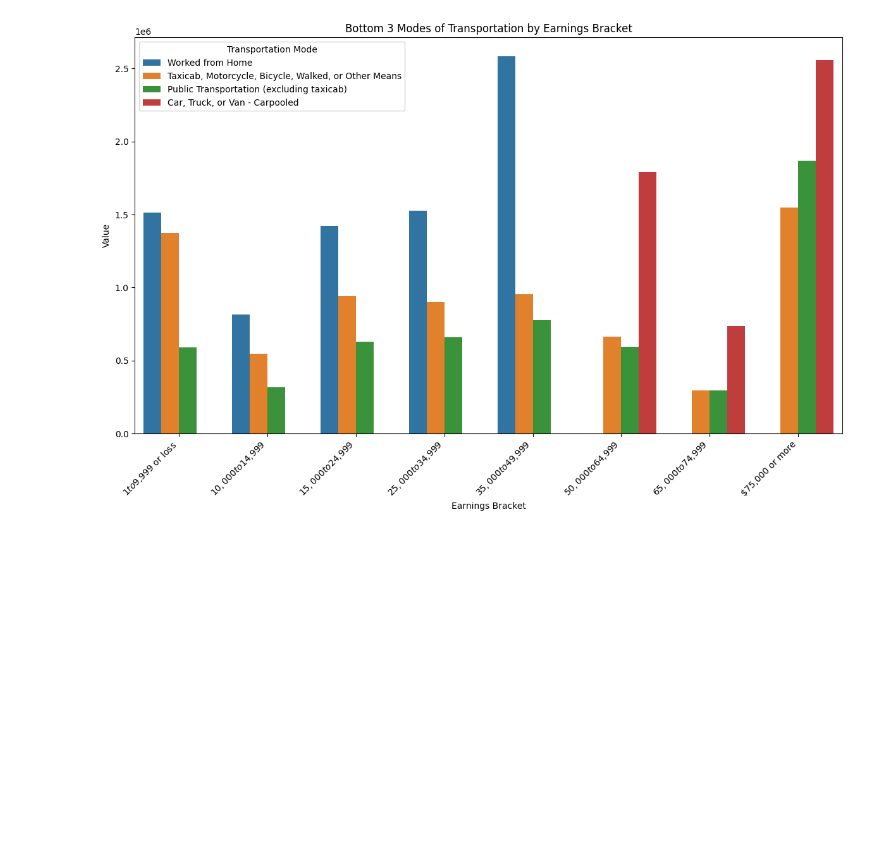
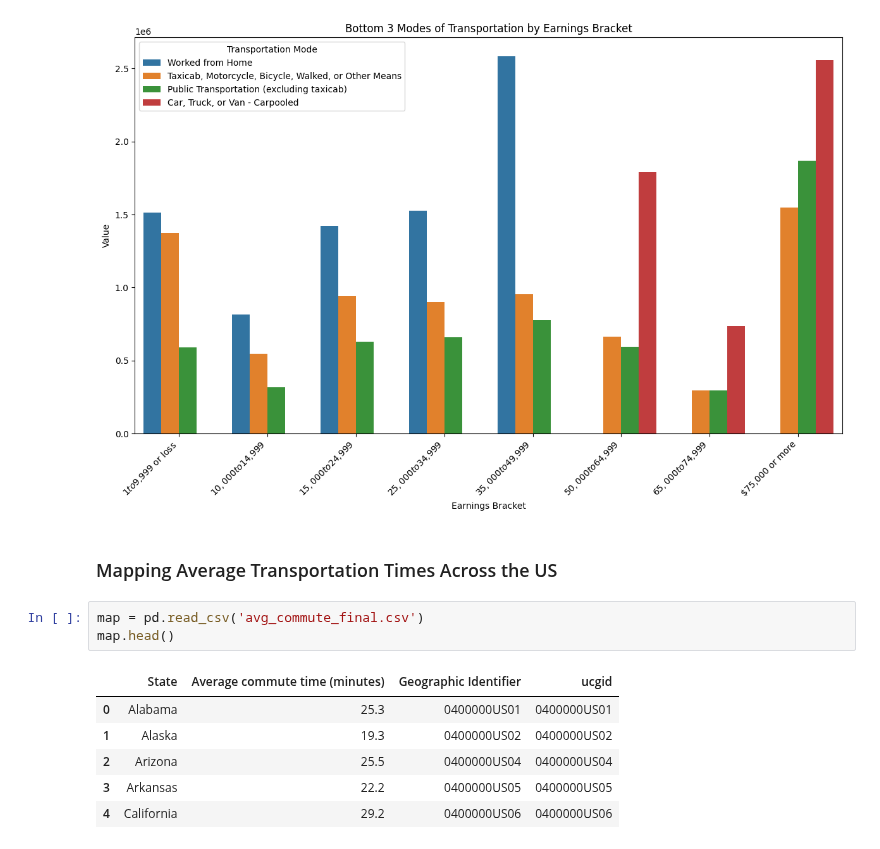
Before and after one commit to angelikabrown/CensusDataEDA, a Jupyter notebook: commute_viz.ipynb, the cells around one changed output. Drawn from its saved outputs; the diff is of its cells as text; blank space fills up the shorter version.

```diff
--- a/commute_viz.ipynb
+++ b/commute_viz.ipynb
@@ -188,3 +188,15 @@ plt.tight_layout()
 plt.show()
 # %% [output]
 [figure]
+# %% [markdown]
+### Mapping Average Transportation Times Across the US
+# %%
+map = pd.read_csv('avg_commute_final.csv')
+map.head()
+# %% [output]
+|  | State | Average commute time (minutes) | Geographic Identifier | ucgid |
+| 0 | Alabama | 25.3 | 0400000US01 | 0400000US01 |
+| 1 | Alaska | 19.3 | 0400000US02 | 0400000US02 |
+| 2 | Arizona | 25.5 | 0400000US04 | 0400000US04 |
+| 3 | Arkansas | 22.2 | 0400000US05 | 0400000US05 |
+| 4 | California | 29.2 | 0400000US06 | 0400000US06 |
```
